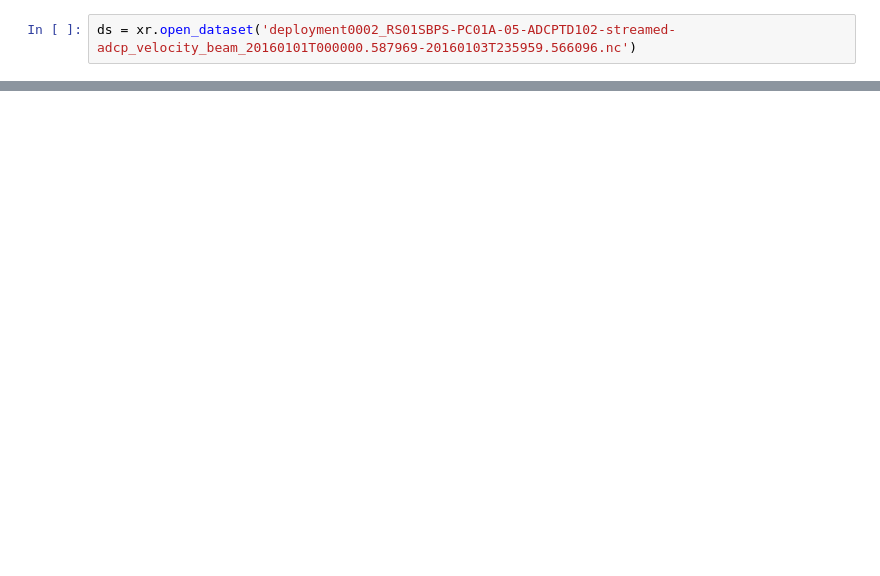
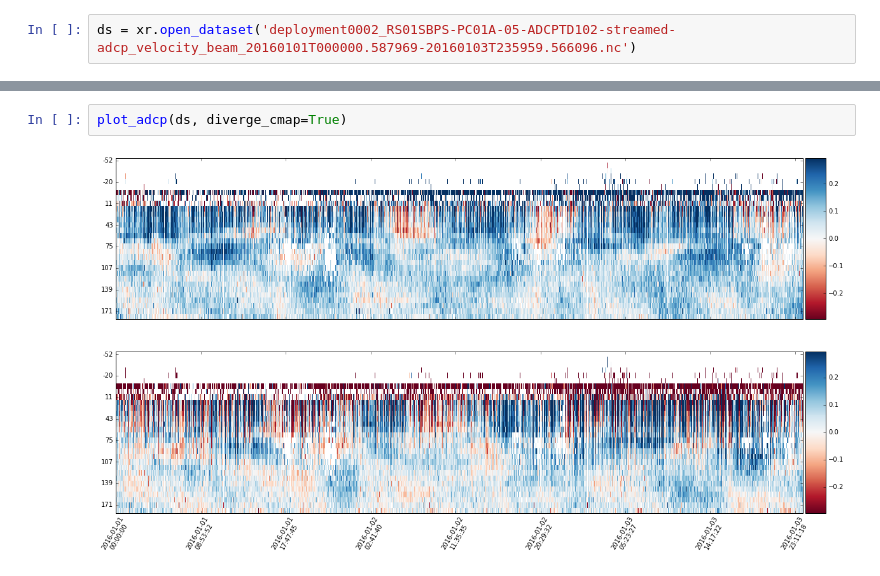
Before and after one commit to petercable/shared_notebooks, a Jupyter notebook: adcp/Velocity Plots.ipynb, the cells around one changed output, grey strips where cells are left out. Drawn from its saved outputs; the diff is of its cells as text; blank space fills up the shorter version.

```diff
--- a/adcp/Velocity Plots.ipynb
+++ b/adcp/Velocity Plots.ipynb
@@ -62,0 +106,4 @@ plot_one(ds.upward_seawater_velocity.values, ds.time.values, mean_bin_depths, Tr
+# %%
+plot_adcp(ds, diverge_cmap=True)
+# %% [output]
+[figure, added]
```
Also changed, not shown: parts of 12 cells of this notebook.
